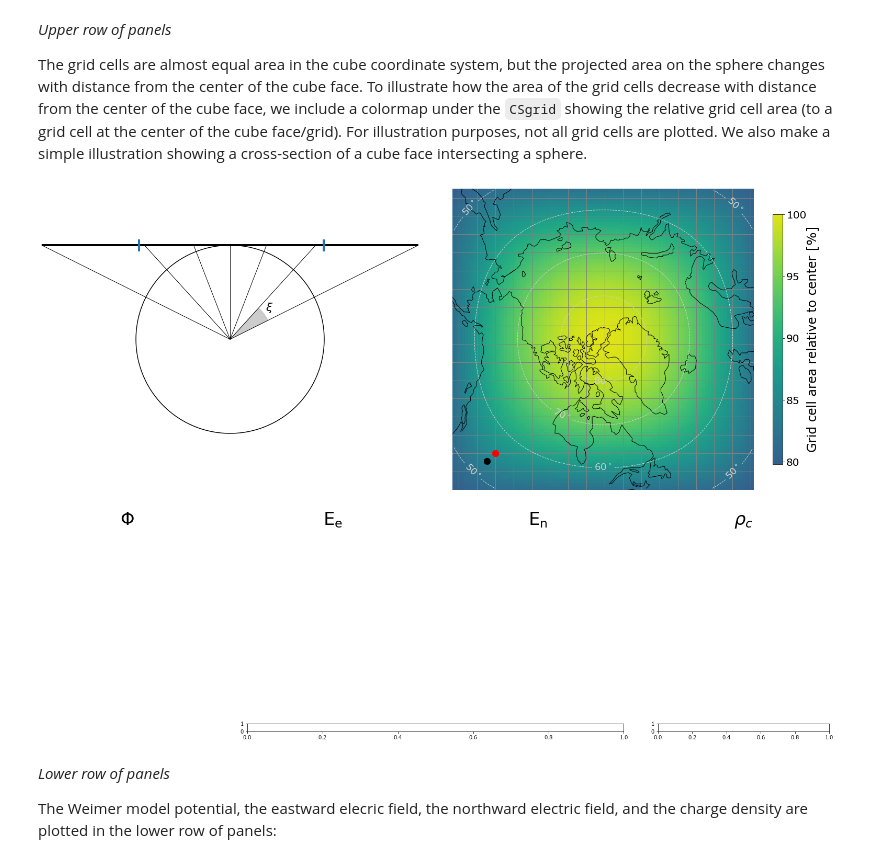
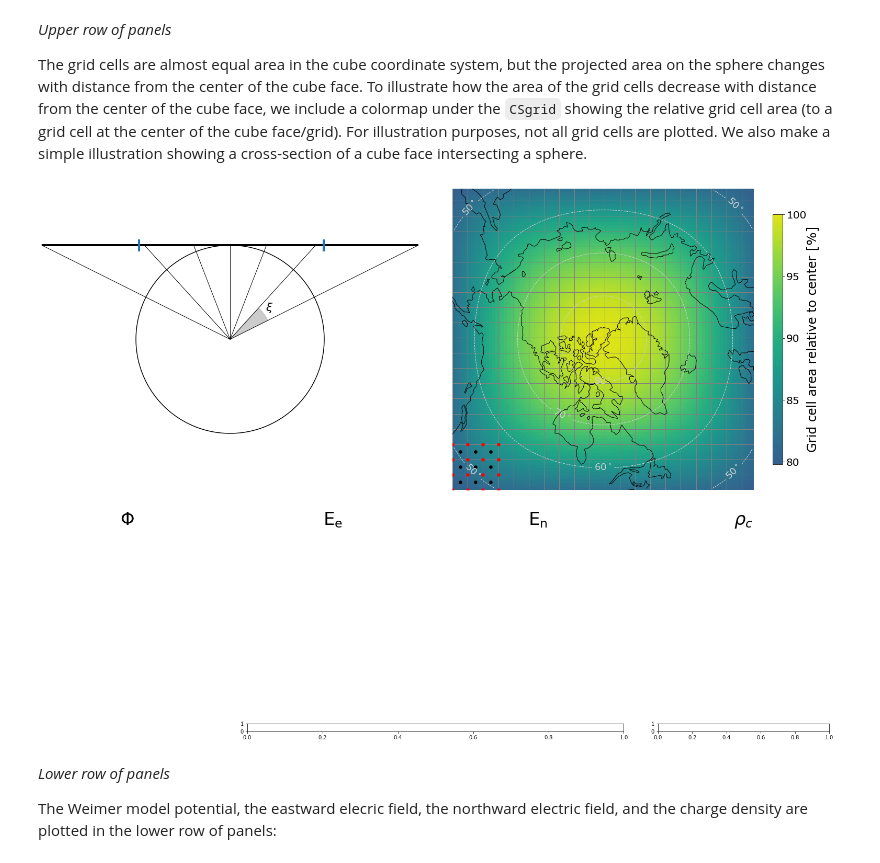
Before and after one commit to klaundal/lompe, a Jupyter notebook: examples/code_paper_figures/01_cubed_sphere_weimer_potential.ipynb, the cells around one changed output. Saved outputs shown, nothing was run; the diff lists cells and outputs as text; code cells hidden in the pictures.

Commit message:
fixed an issue with the grid center point being off-center

```diff
--- a/examples/code_paper_figures/01_cubed_sphere_weimer_potential.ipynb
+++ b/examples/code_paper_figures/01_cubed_sphere_weimer_potential.ipynb
@@ -194,42 +194,39 @@ for cl in grid.projection.get_projected_coastlines(resolution='110m'):
     xis, etas = grid.projection.geo2cube(mlon, mlat)
     axs['grid'].plot(xis, etas, color='black', linewidth=1)
 
 # plot some of the grid cells
-count = -1
-for xi, eta in grid.get_grid_boundaries(geocentric=False):
-    count += 1
-    if count%6 != 0:
-        continue
-    axs['grid'].plot(xi, eta, color='grey', lw=1, zorder=1)
+STEP = 5 # plot every STEP grid boundary. Set this to an odd number
+axs['grid'].plot(grid.xi_mesh[:, ::STEP], grid.eta_mesh[:, ::STEP], color = 'grey', lw = 1, zorder = 1)
+axs['grid'].plot(grid.xi_mesh.T[:, ::STEP], grid.eta_mesh.T[:, ::STEP], color = 'grey', lw = 1, zorder = 1)
 
 # adjust
 xlim, ylim = (grid.xi_mesh[0, 0], grid.xi_mesh[-1, -1]), (grid.eta_mesh[0, 0], grid.eta_mesh[-1, -1])
 axs['grid'].set_ylim(ylim)
 axs['grid'].set_xlim(xlim)
 
 # relative area - shade under grid region
 cmapIn = plt.get_cmap('viridis')
 new_cmap = LinearSegmentedColormap.from_list('trunc({n},{a:.2f},{b:.2f})'.format(n=cmapIn.name, a=.3, b=.95),
                                              cmapIn(np.linspace(.3, .95, 100)))
 ticks = np.linspace(.8, 1, 5)*100
 areas = axs['grid'].pcolormesh(grid.xi, grid.eta, grid.A/grid.A.max()*100, cmap=new_cmap, zorder=0)
 
 # color bar
 cbar1 = fig.colorbar(areas, ax=axs['grid'], location='right', ticks=ticks, orientation='vertical', shrink=.8,
                      aspect=25, pad=.05)
 cbar1.ax.tick_params(labelsize=20)
 cbar1.ax.set_ylabel('Grid cell area relative to center [%]', fontsize=24, labelpad=.2)
 
 # add indication of grid cell center (red) and grid cell corner (black)
-axs['grid'].scatter(grid.xi_mesh[12,14], grid.eta_mesh[12,14], c='red', s=150)
-axs['grid'].scatter(-0.4735, grid.eta[9,11], c='black', s=150)
+axs['grid'].scatter(grid.xi_mesh[:STEP*4:STEP, :STEP*4:STEP], grid.eta_mesh[:STEP*4:STEP,:STEP*4:STEP], c='red', s=30)
+axs['grid'].scatter(grid.xi[STEP//2:STEP*3:STEP, STEP//2:STEP*3:STEP], grid.eta[STEP//2:STEP*3:STEP,STEP//2:STEP*3:STEP], c='black', s=30)
 
 # add latitude contours
 latargs = {'linestyles':'--', 'linewidths':1, 'levels':np.r_[-80:81:10], 'zorder':2}
 co = axs['grid'].contour(grid.xi, grid.eta, grid.lat, colors='lightgrey', **latargs)
 axs['grid'].clabel(co, co.levels, inline=True, fontsize=18, fmt='%1.0f$^\circ$');
 # %% [output]
-[figure, old version]
+[figure, new version]
 # %% [markdown]
 _*Lower row of panels*_
 
```
Also changed, not shown: parts of 1 cell of this notebook, 2 other files.
